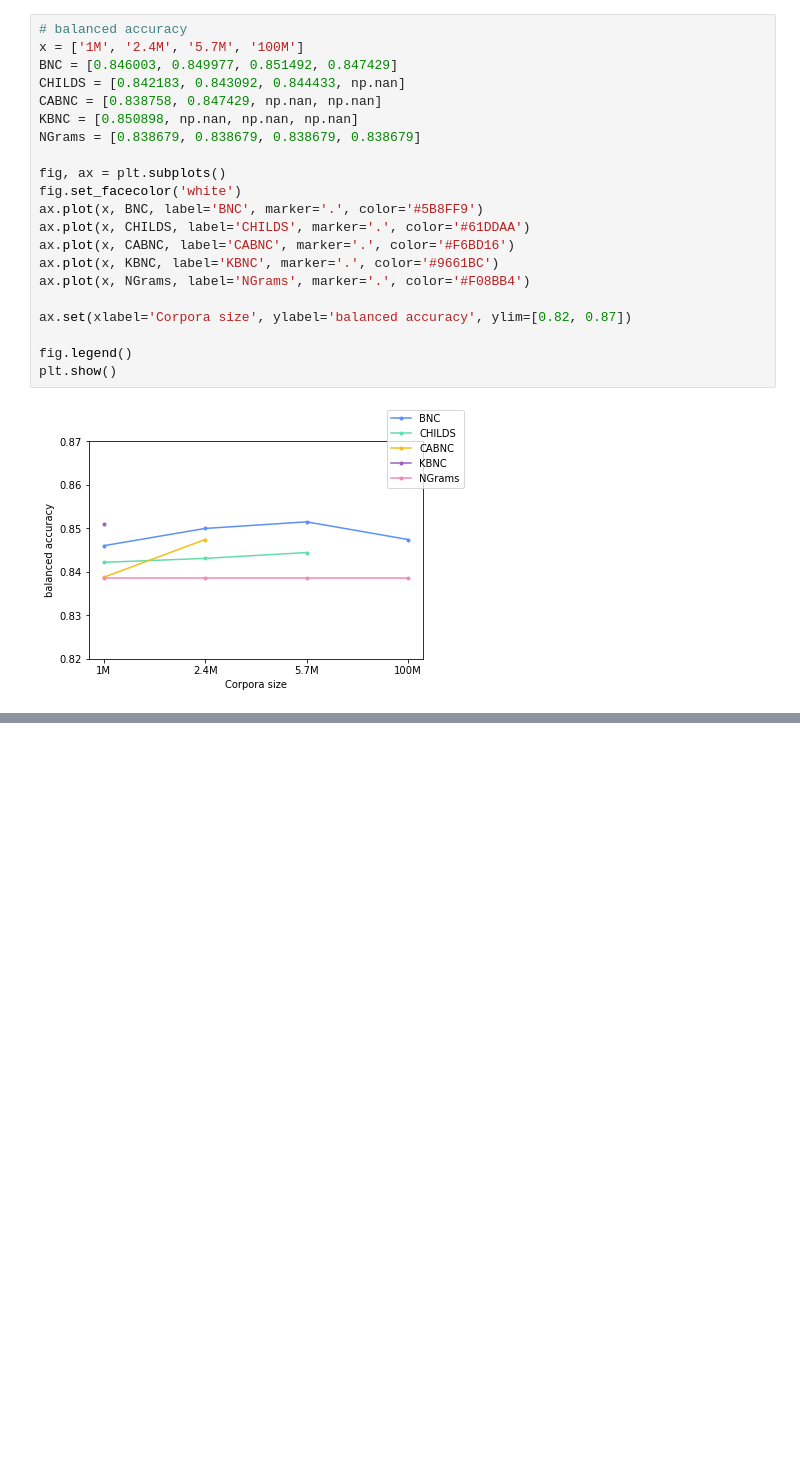
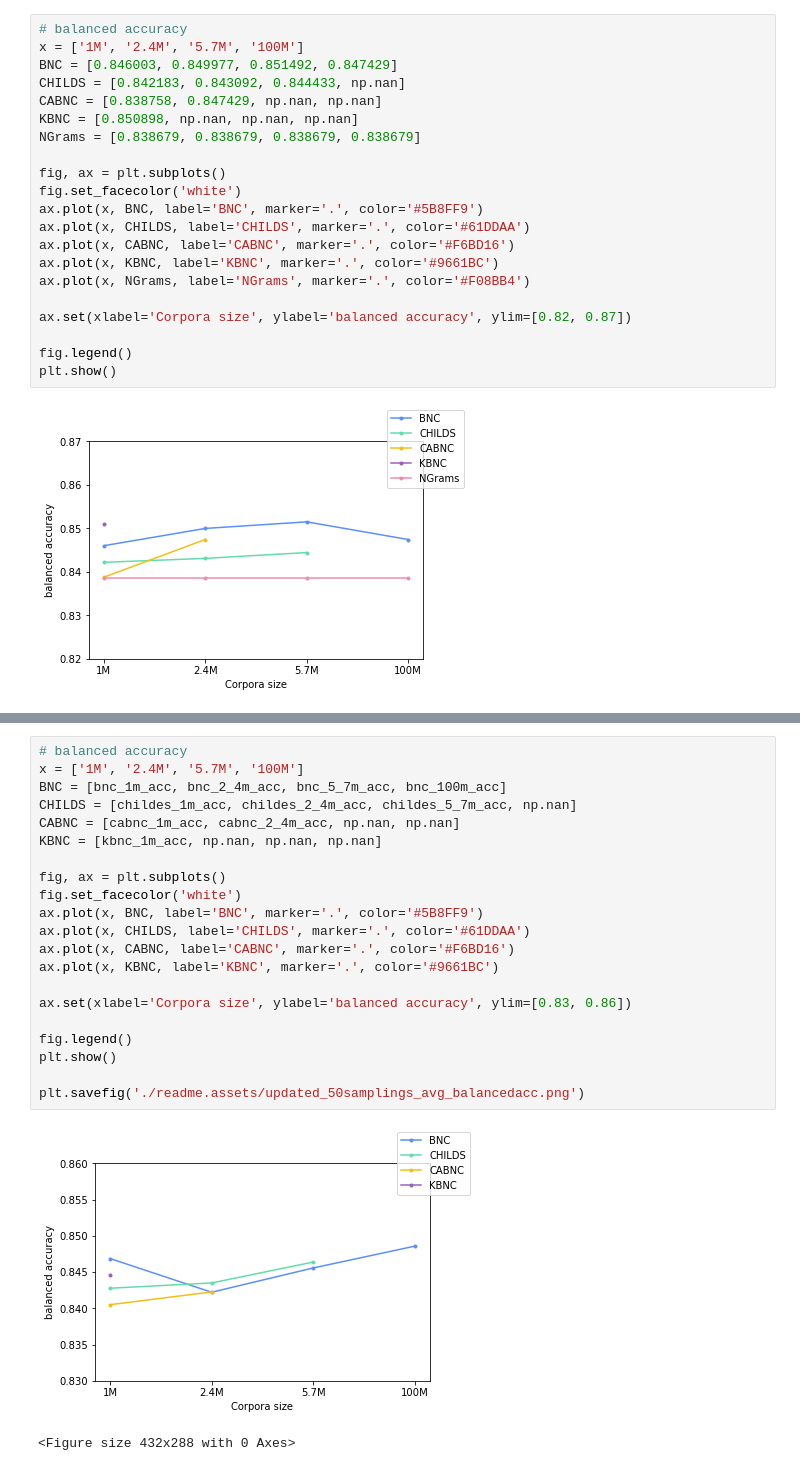
Before and after one commit to DanferWang/Basic_Level_work, a Jupyter notebook: corpora_size/result_plot.ipynb, the cells around one changed output, grey strips where cells are left out. Drawn from its saved outputs; the diff is of its cells as text; blank space fills up the shorter version.

```diff
--- a/corpora_size/result_plot.ipynb
+++ b/corpora_size/result_plot.ipynb
@@ -49,0 +169,24 @@ plt.show()
+# %%
+# balanced accuracy
+x = ['1M', '2.4M', '5.7M', '100M']
+BNC = [bnc_1m_acc, bnc_2_4m_acc, bnc_5_7m_acc, bnc_100m_acc]
+CHILDS = [childes_1m_acc, childes_2_4m_acc, childes_5_7m_acc, np.nan]
+CABNC = [cabnc_1m_acc, cabnc_2_4m_acc, np.nan, np.nan]
+KBNC = [kbnc_1m_acc, np.nan, np.nan, np.nan]
+
+fig, ax = plt.subplots()
+fig.set_facecolor('white')
+ax.plot(x, BNC, label='BNC', marker='.', color='#5B8FF9')
+ax.plot(x, CHILDS, label='CHILDS', marker='.', color='#61DDAA')
+ax.plot(x, CABNC, label='CABNC', marker='.', color='#F6BD16')
+ax.plot(x, KBNC, label='KBNC', marker='.', color='#9661BC')
+
+ax.set(xlabel='Corpora size', ylabel='balanced accuracy', ylim=[0.83, 0.86])
+
+fig.legend()
+plt.show()
+
+plt.savefig('./readme.assets/updated_50samplings_avg_balancedacc.png')
+# %% [output]
+[figure, added]
+<Figure size 432x288 with 0 Axes>
```
Also changed, not shown: parts of 7 cells of this notebook, 7 other files.
